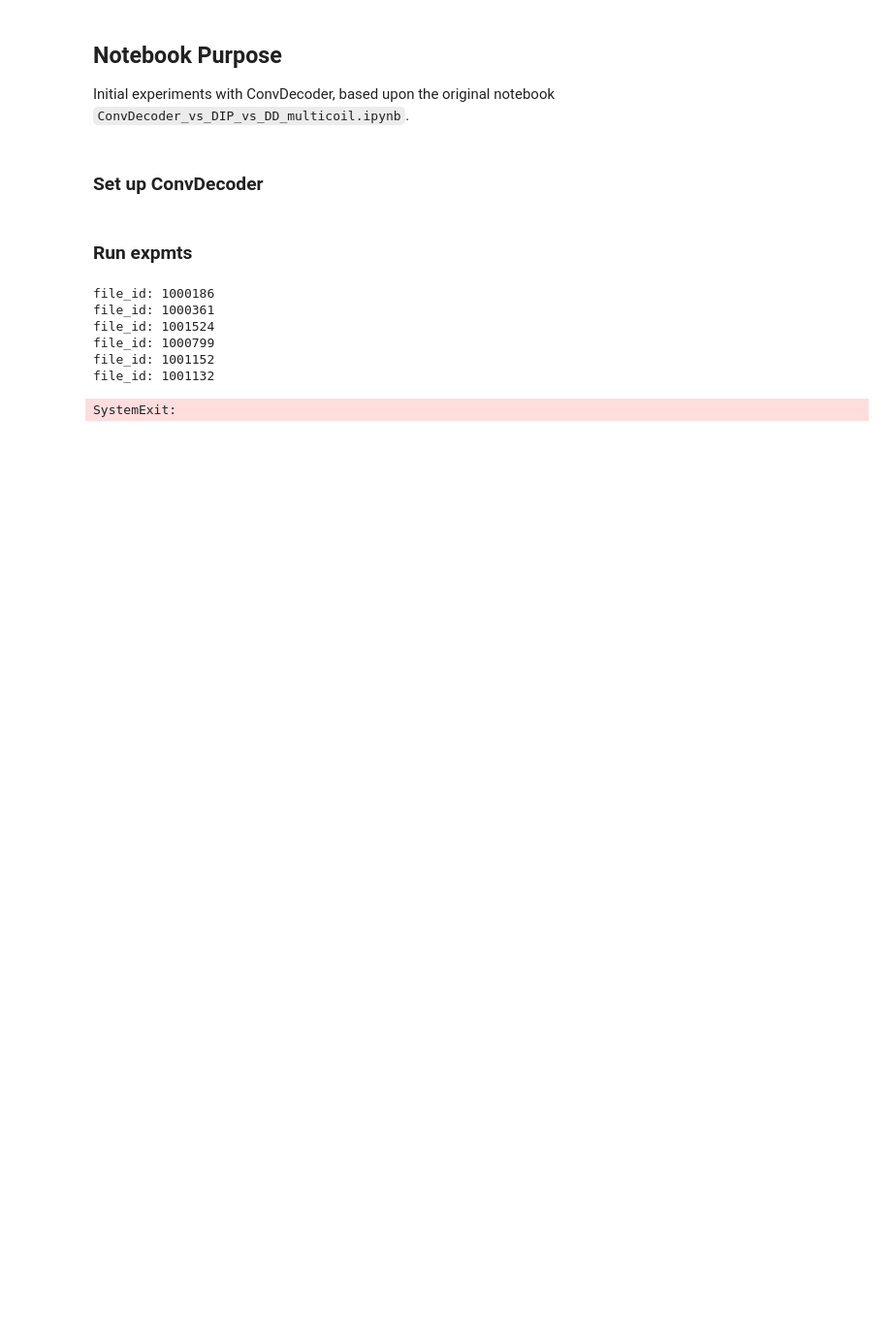
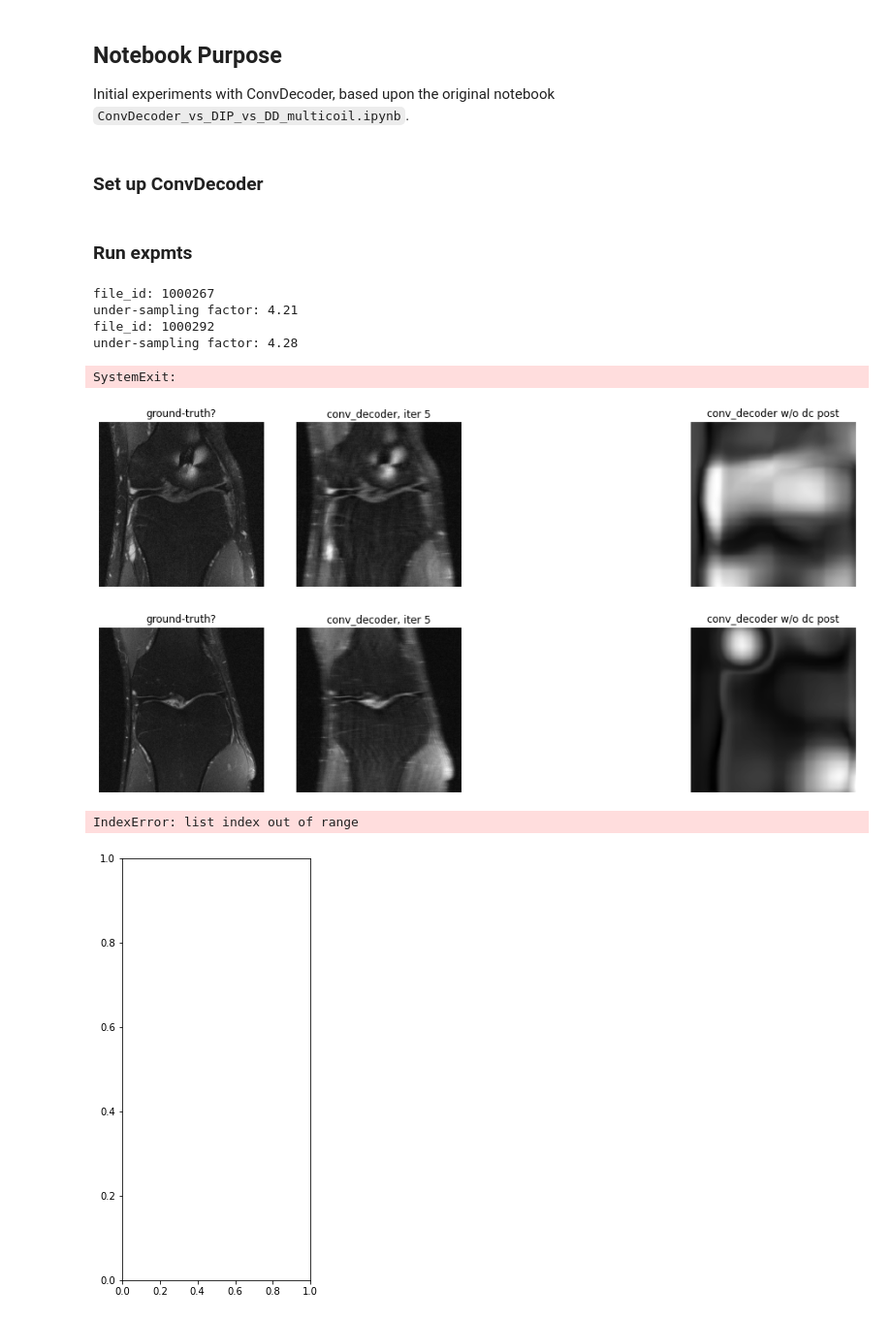
Before and after one commit to davevanveen/unsup_mri, a Jupyter notebook: 20200902_convdecoder_rework.ipynb, the cells around one changed output. Shown at 97% size. Drawn from its saved outputs; the diff is of its cells as text; code cells hidden in the pictures; blank space fills up the shorter version.

```diff
--- a/20200902_convdecoder_rework.ipynb
+++ b/20200902_convdecoder_rework.ipynb
@@ -106,13 +106,11 @@ def data_consistency(img_out, slice_ksp, mask1d):
 # %% [markdown]
 ### Run expmts
 # %%
-# file_id_list = '1000411' #'1000781'
-file_id_list = ['1000186', '1000361', '1001524', '1000799', '1001152', '1001132']#, '1001826', '1000522']
+file_id_list = ['1000267', '1000292', '1000254', '1000178']
 
 img_dc_list, img_est_list, img_gt_list, metrics_dc = [], [], [], []
 
-# NUM_ITER = 1000
-NUM_ITER_LIST = [5]
+NUM_ITER_LIST = [1, 1000]
 
 for idx, file_id in enumerate(file_id_list):
 
@@ -149,47 +147,48 @@ for idx, file_id in enumerate(file_id_list):
         img_dc_list.append(img_dc)
         img_est_list.append(img_est)
         img_gt_list.append(img_gt) # could do this once per loop
-#     metrics_dc.append(calc_metrics(img_dc, img_gt))
+#         metrics_dc.append(calc_metrics(img_dc, img_gt))
 # %% [output]
-file_id: 1000186
-file_id: 1000361
-file_id: 1001524
-file_id: 1000799
-file_id: 1001152
-file_id: 1001132
+file_id: 1000267
+under-sampling factor: 4.21
+file_id: 1000292
+under-sampling factor: 4.28
 # %%
 sys.exit()
 # %% [output]
 SystemExit:
 # %%
-KEY_WORD = 'last_slice' #'iter{}'.format(NUM_ITER)
-
 for i in np.arange(0, 2*len(file_id_list), 2):
 
     fig = plt.figure(figsize=(16, 8))
 
     ax1 = fig.add_subplot(141)
     ax1.imshow(img_gt_list[i], cmap='gray')
     ax1.set_title('ground-truth?')
     ax1.axis('off')
 
     ax2 = fig.add_subplot(142)
     ax2.imshow(img_dc_list[i], cmap='gray')
     ax2.set_title('conv_decoder, iter {}'.format(np.array(NUM_ITER_LIST).min()))
     ax2.axis('off')
 
     ax3 = fig.add_subplot(143)
     ax3.imshow(img_dc_list[i+1], cmap='gray')
     ax3.set_title('conv_decoder')
     ax3.axis('off')
 
     ax4 = fig.add_subplot(144)
     ax4.imshow(img_est_list[i+1], cmap='gray')
     ax4.set_title('conv_decoder w/o dc post')
     ax4.axis('off')
 
-    plt.savefig('png_out/sample{}_{}.png'.format(i//2, KEY_WORD))
+#     plt.savefig('png_out/sample{}_{}.png'.format(i//2, KEY_WORD))
     plt.show()
+# %% [output]
+[figure, added]
+[figure, added]
+IndexError: list index out of range
+[figure, added]
 # %%
 img_gt_shifted = img_gt * (img_dc.mean() / img_gt.mean())
 
```
Also changed, not shown: 3 other files.
